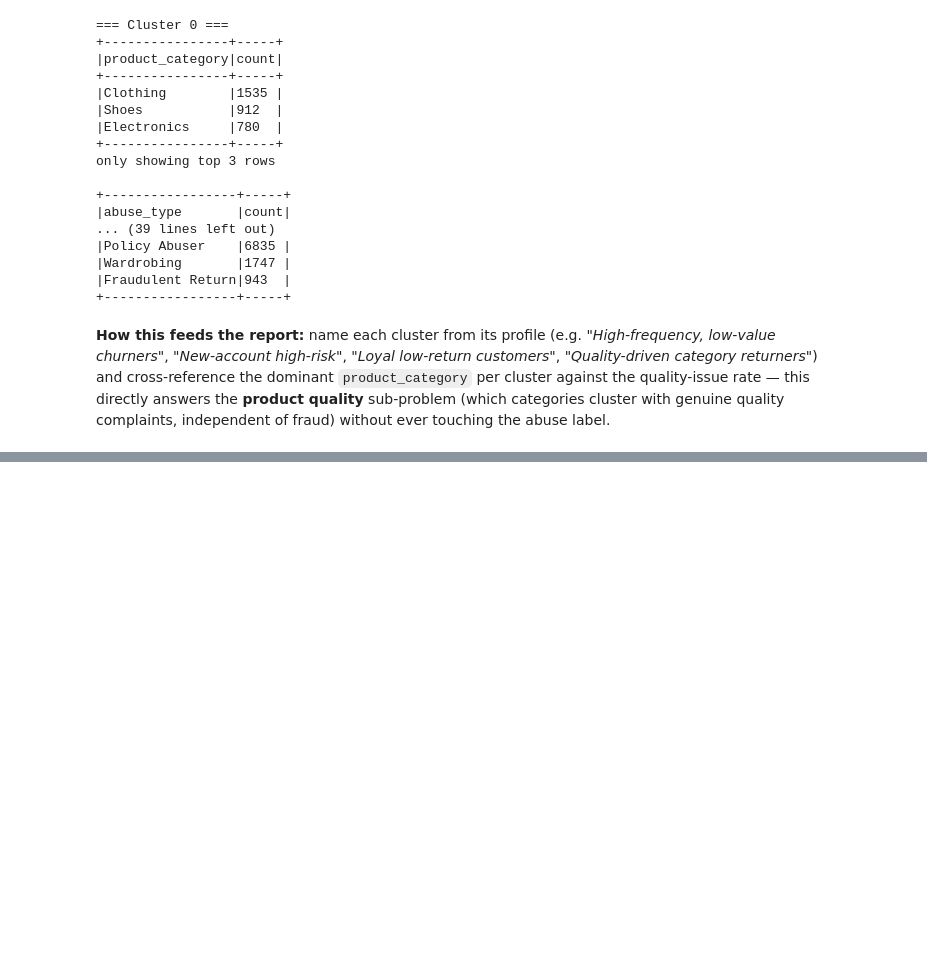
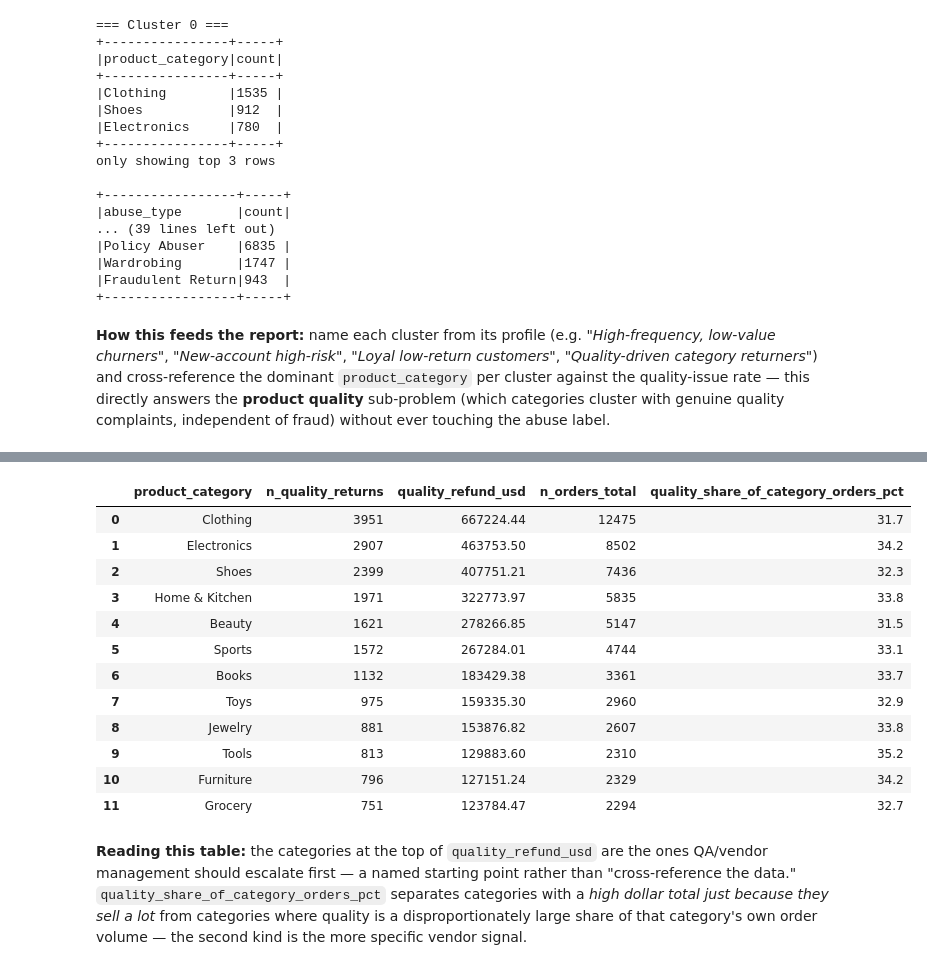
Before and after one commit to yatharthvij/big-data-analytics-project, a Jupyter notebook: notebooks/02_ml_modeling.ipynb, the cells around one changed output, grey strips where cells are left out. Saved outputs shown, nothing was run; the diff lists cells and outputs as text; code cells hidden in the pictures; blank space fills up the shorter version.

```diff
--- a/notebooks/02_ml_modeling.ipynb
+++ b/notebooks/02_ml_modeling.ipynb
@@ -381,0 +550,35 @@ touching the abuse label.
+# %%
+quality_by_cat = silver_df.filter(F.col("is_quality_issue_reason") == 1).groupBy("product_category").agg(
+    F.count("*").alias("n_quality_returns"),
+    F.round(F.sum("refund_amount_requested_usd"), 2).alias("quality_refund_usd"),
+)
+orders_by_cat = silver_df.groupBy("product_category").agg(F.count("*").alias("n_orders_total"))
+
+quality_deep_dive = (
+    quality_by_cat.join(orders_by_cat, "product_category")
+    .withColumn("quality_share_of_category_orders_pct",
+                F.round(F.col("n_quality_returns") / F.col("n_orders_total") * 100, 1))
+    .orderBy(F.desc("quality_refund_usd"))
+)
+quality_deep_dive_pdf = quality_deep_dive.toPandas()
+quality_deep_dive_pdf
+# %% [output]
+|  | product_category | n_quality_returns | quality_refund_usd | n_orders_total | quality_share_of_category_orders_pct |
+| 0 | Clothing | 3951 | 667224.44 | 12475 | 31.7 |
+| 1 | Electronics | 2907 | 463753.50 | 8502 | 34.2 |
+| 2 | Shoes | 2399 | 407751.21 | 7436 | 32.3 |
+| 3 | Home & Kitchen | 1971 | 322773.97 | 5835 | 33.8 |
+| 4 | Beauty | 1621 | 278266.85 | 5147 | 31.5 |
+| 5 | Sports | 1572 | 267284.01 | 4744 | 33.1 |
+| 6 | Books | 1132 | 183429.38 | 3361 | 33.7 |
+| 7 | Toys | 975 | 159335.30 | 2960 | 32.9 |
+| 8 | Jewelry | 881 | 153876.82 | 2607 | 33.8 |
+| 9 | Tools | 813 | 129883.60 | 2310 | 35.2 |
+| 10 | Furniture | 796 | 127151.24 | 2329 | 34.2 |
+| 11 | Grocery | 751 | 123784.47 | 2294 | 32.7 |
+# %% [markdown]
+**Reading this table:** the categories at the top of `quality_refund_usd` are the ones QA/vendor
+management should escalate first — a named starting point rather than "cross-reference the data."
+`quality_share_of_category_orders_pct` separates categories with a *high dollar total just because
+they sell a lot* from categories where quality is a disproportionately large share of that
+category's own order volume — the second kind is the more specific vendor signal.
```
Also changed, not shown: parts of 25 cells of this notebook, 9 other files.
